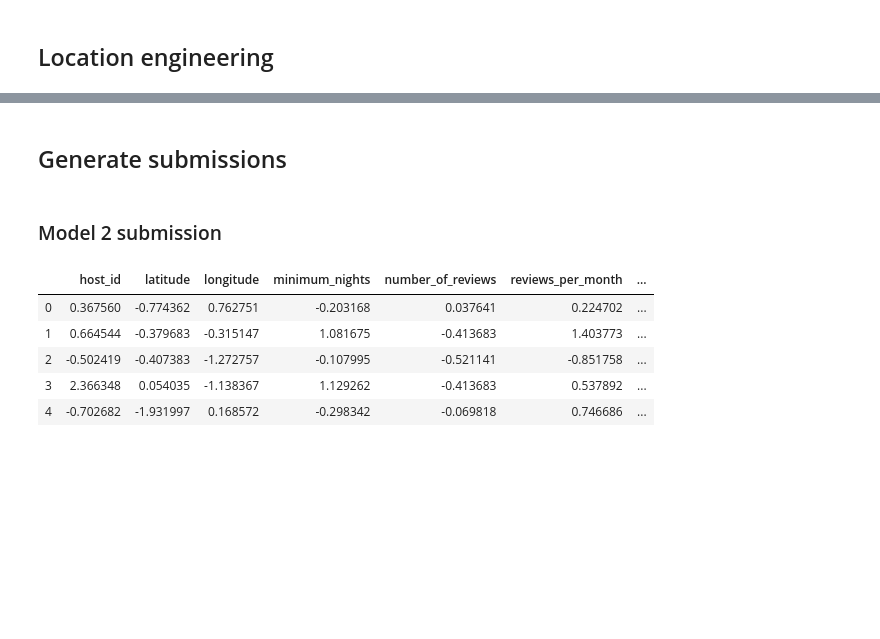
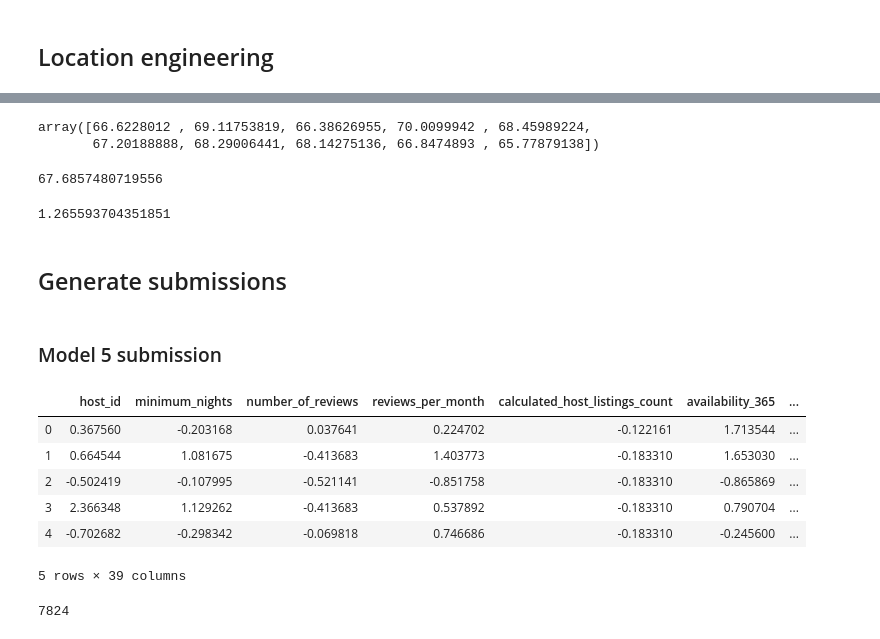
Before and after one commit to nadinezab/airbnb-kaggle-comp, a Jupyter notebook: AirBnB.ipynb, the cells around one changed output, grey strips where cells are left out. Drawn from its saved outputs; the diff is of its cells as text; code cells hidden in the pictures; blank space fills up the shorter version.

```diff
--- a/AirBnB.ipynb
+++ b/AirBnB.ipynb
@@ -645,0 +791,6 @@ for coordinates in df['coord']:
+# %%
+feats = stepwise_selection(X, y,
+                       initial_list=[],
+                       threshold_in=0.01,
+                       threshold_out = 0.05,
+                       verbose=True)
@@ -645,0 +816,3 @@ for coordinates in df['coord']:
+# %%
+y = df['price']
+X = df[feats]
@@ -645,0 +857,5 @@ for coordinates in df['coord']:
+# %%
+linreg5 = LinearRegression()
+
+# Fit model
+linreg5.fit(X, y)
@@ -645,0 +886,3 @@ for coordinates in df['coord']:
+# %%
+y = df['price']
+X = df[feats]
@@ -646,7 +1000,16 @@ for coordinates in df['coord']:
+# %%
+display(rmse_scores)
+display(rmse_scores.mean())
+display(rmse_scores.std())
+# %% [output]
+array([66.6228012 , 69.11753819, 66.38626955, 70.0099942 , 68.45989224,
+       67.20188888, 68.29006441, 68.14275136, 66.8474893 , 65.77879138])
+67.6857480719556
+1.265593704351851
 # %% [markdown]
 ## Generate submissions
 # %% [markdown]
-### Model 2 submission
+### Model 5 submission
 # %%
 test = pd.read_csv('test.csv')
 # %%
@@ -661,39 +1024,61 @@ submission['id'] = test['id']
 # Drop host_name and last_review columns
 test = test.drop([ 'host_name', 'last_review'], axis = 1)
 
 # Fill missing values with median
 test['reviews_per_month'] = test['reviews_per_month'].fillna(df['reviews_per_month'].median())
 
 # Extract column room_type
 test_room = test['room_type']
 
 # Get dummy variables and drop first one to not create dependency
 test_room = pd.get_dummies(test_room, drop_first = True)
 
 # Recreate df with one-hot encoded variables
 test = pd.concat([test, test_room], axis = 1)
 
 # Drop original room_type column
 test = test.drop('room_type', axis = 1)
 
 # Define cols with numeric values
-relcols = ['host_id', 'latitude', 'longitude', 'minimum_nights',
+relcols = ['host_id', 'minimum_nights',
            'number_of_reviews', 'reviews_per_month', 'calculated_host_listings_count', 'availability_365']
 
 # Apply standardisation
 for col in relcols:
     test[col] = std_col(test[col])
 
+# Get geo
+test['coord'] = list(zip(test['latitude'], test['longitude']))
+results = rg.search(list(test['coord']))
+nbds = [results[i]['name'] for i in range(0, len(results))]
+test['nbd'] = nbds
+
+
+# one-hot geo
+# Extract column room_type
+test_nbd = test['nbd']
+# Get dummy variables and drop first one to not create dependency
+test_nbd = pd.get_dummies(test_nbd, drop_first = True)
+# Recreate df with one-hot encoded variables
+test = pd.concat([test, test_nbd], axis = 1)
+# Drop original room_type column
+test = test.drop('nbd', axis = 1)
+
+
 # Drop id column
-
-test = test.drop('id', axis = 1)
+test = test.drop(['id', 'coord', 'longitude', 'latitude'], axis = 1)
 
 # Check
 test.head()
 # %% [output]
-|  | host_id | latitude | longitude | minimum_nights | number_of_reviews | reviews_per_month | ... |
-| 0 | 0.367560 | -0.774362 | 0.762751 | -0.203168 | 0.037641 | 0.224702 | ... |
-| 1 | 0.664544 | -0.379683 | -0.315147 | 1.081675 | -0.413683 | 1.403773 | ... |
-| 2 | -0.502419 | -0.407383 | -1.272757 | -0.107995 | -0.521141 | -0.851758 | ... |
-| 3 | 2.366348 | 0.054035 | -1.138367 | 1.129262 | -0.413683 | 0.537892 | ... |
-| 4 | -0.702682 | -1.931997 | 0.168572 | -0.298342 | -0.069818 | 0.746686 | ... |
+|  | host_id | minimum_nights | number_of_reviews | reviews_per_month | calculated_host_listings_count | availability_365 | ... |
+| 0 | 0.367560 | -0.203168 | 0.037641 | 0.224702 | -0.122161 | 1.713544 | ... |
+| 1 | 0.664544 | 1.081675 | -0.413683 | 1.403773 | -0.183310 | 1.653030 | ... |
+| 2 | -0.502419 | -0.107995 | -0.521141 | -0.851758 | -0.183310 | -0.865869 | ... |
+| 3 | 2.366348 | 1.129262 | -0.413683 | 0.537892 | -0.183310 | 0.790704 | ... |
+| 4 | -0.702682 | -0.298342 | -0.069818 | 0.746686 | -0.183310 | -0.245600 | ... |
+5 rows × 39 columns
+# %%
+len(test)
+# %% [output]
+7824
```
Also changed, not shown: parts of 69 cells of this notebook, 2 other files.
